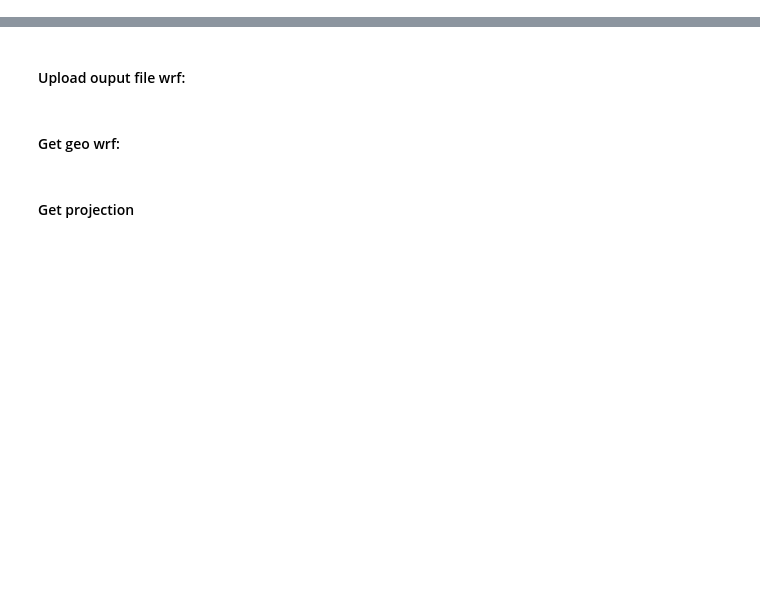
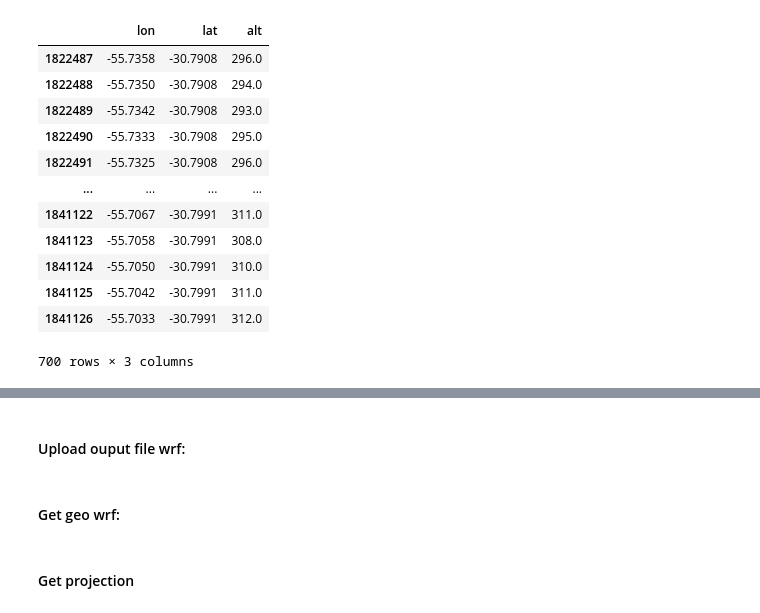
Before and after one commit to lucasdmarten/tcc, a Jupyter notebook: jupyter_scripts/topografia.ipynb, the cells around one changed output, grey strips where cells are left out. Saved outputs shown, nothing was run; the diff lists cells and outputs as text; code cells hidden in the pictures; blank space fills up the shorter version.

```diff
--- a/jupyter_scripts/topografia.ipynb
+++ b/jupyter_scripts/topografia.ipynb
@@ -40,0 +76,16 @@ lon.shape,lat.shape,alt.shape
+# %%
+df
+# %% [output]
+|  | lon | lat | alt |
+| 1822487 | -55.7358 | -30.7908 | 296.0 |
+| 1822488 | -55.7350 | -30.7908 | 294.0 |
+| 1822489 | -55.7342 | -30.7908 | 293.0 |
+| 1822490 | -55.7333 | -30.7908 | 295.0 |
+| 1822491 | -55.7325 | -30.7908 | 296.0 |
+| ... | ... | ... | ... |
+| 1841122 | -55.7067 | -30.7991 | 311.0 |
+| 1841123 | -55.7058 | -30.7991 | 308.0 |
+| 1841124 | -55.7050 | -30.7991 | 310.0 |
+| 1841125 | -55.7042 | -30.7991 | 311.0 |
+| 1841126 | -55.7033 | -30.7991 | 312.0 |
+700 rows × 3 columns
```
Also changed, not shown: parts of 11 cells of this notebook, 10 other files.
